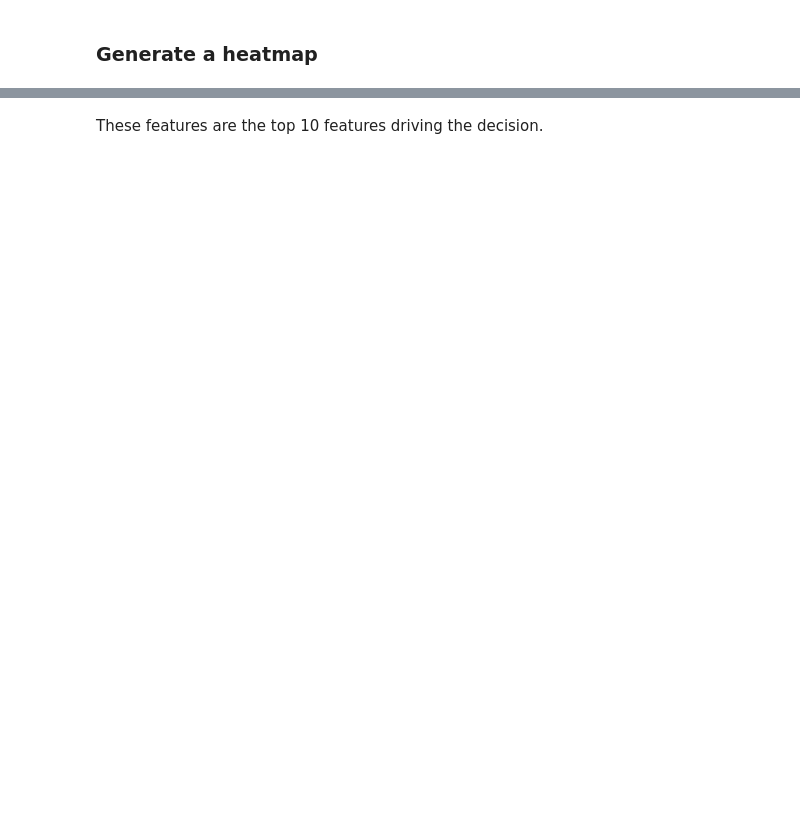
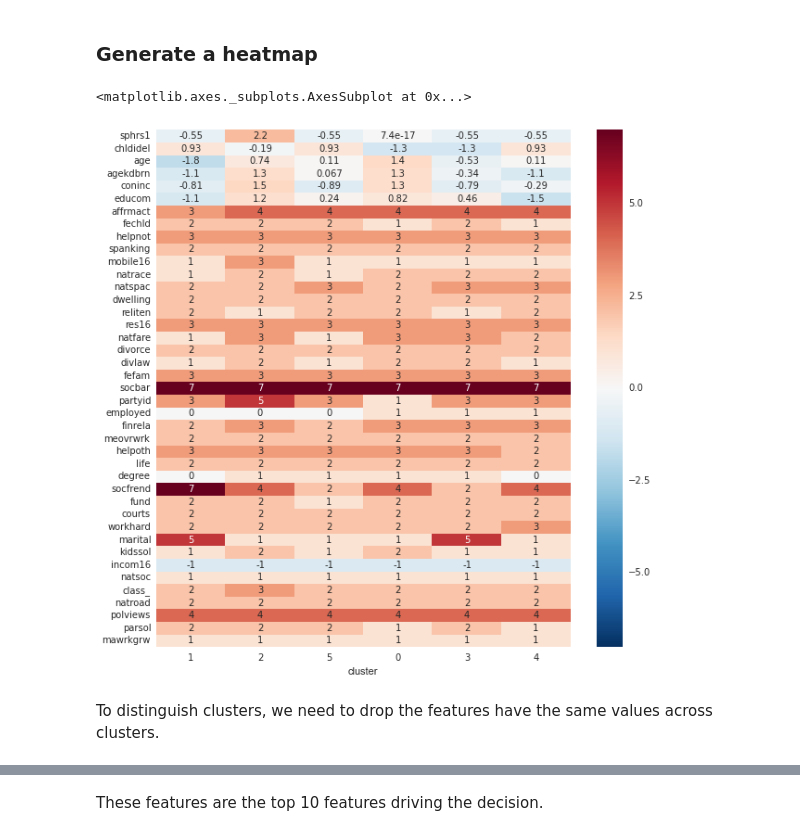
Before and after one commit to banjopickin/women_workforce, a Jupyter notebook: FC_analysis-version2.ipynb, the cells around one changed output, grey strips where cells are left out. Drawn from its saved outputs; the diff is of its cells as text; code cells hidden in the pictures; blank space fills up the shorter version.

Commit message:
heat map

```diff
--- a/FC_analysis-version2.ipynb
+++ b/FC_analysis-version2.ipynb
@@ -150,3 +153,31 @@ df_summary.sort('employed').T
 | mawrkgrw | Yes | Yes | Yes | Yes | Yes | Yes |
 # %% [markdown]
 ### Generate a heatmap
+# %%
+heat_df = pd.concat([sv.fin_data[sv.num_cols],sv.fin_data[sv.sv_cols],sv.fin_data.employed],axis =1)
+
+f40 = fc_df.columns[:41]
+heat_df40= heat_df[f40]
+l = list(heat_df40.columns)
+l.append('cluster')
+
+new = np.column_stack((heat_df40.values,fc_df.cluster))
+heat_df = pd.DataFrame(new,columns=l)
+# %%
+heat_df_n = df_num(heat_df)
+heat_df_cat = heat_df.groupby('cluster')[cat_cols].agg([mode_answer])
+heat_df_cat.columns = cat_cols
+heat_df_sum = pd.concat([heat_df_n,heat_df_cat],axis =1)
+# %%
+from sklearn.preprocessing import scale
+heat_df_sum[cat_cols] = heat_df_sum[cat_cols].apply(lambda x: x.astype('int'))
+heat_df_sum[sv.num_cols] = scale(heat_df_sum[sv.num_cols])
+heat_df_sum.sort('employed',inplace=True)
+# %%
+plt.figure(figsize=(10,10))
+sns.heatmap(heat_df_sum.T,annot=True)
+# %% [output]
+<matplotlib.axes._subplots.AxesSubplot at 0x...>
+[figure, added]
+# %% [markdown]
+To distinguish clusters, we need to drop the features have the same values across clusters.
```
Also changed, not shown: parts of 10 cells of this notebook, 1 other file.
